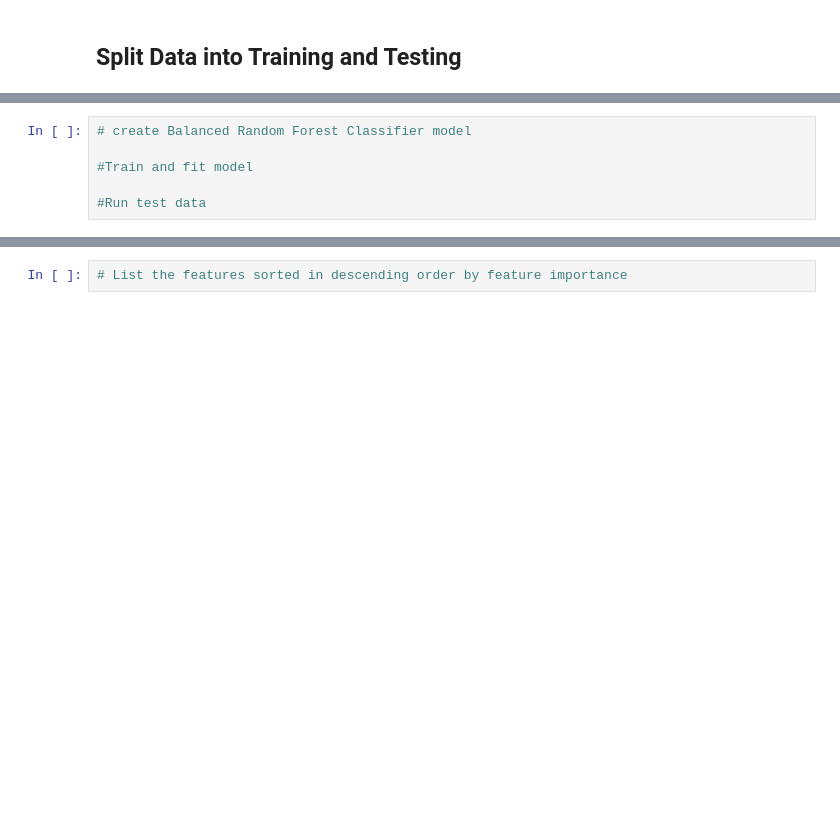
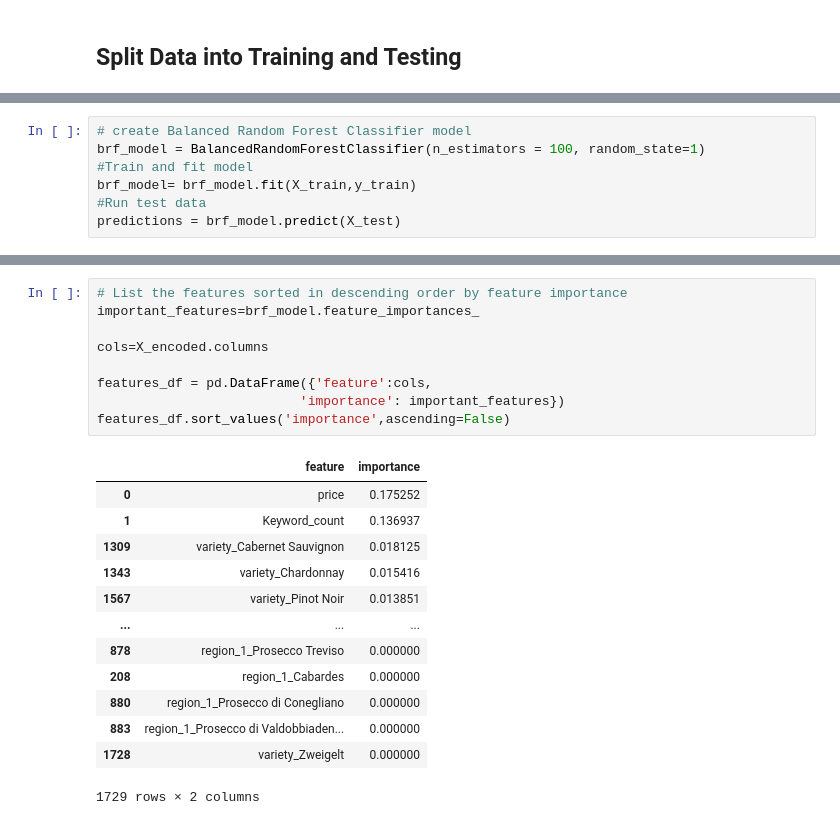
Before and after one commit to nataliepoorcreations/Wine_Reviews_Project, a Jupyter notebook: Machine_learning_model.ipynb, the cells around one changed output, grey strips where cells are left out. Cells and saved outputs as stored; diff of their text form; blank space fills up the shorter version.

```diff
--- a/Machine_learning_model.ipynb
+++ b/Machine_learning_model.ipynb
@@ -255,8 +273,9 @@ Name: points, dtype: int64
 # %%
 # create Balanced Random Forest Classifier model
-
+brf_model = BalancedRandomForestClassifier(n_estimators = 100, random_state=1)
 #Train and fit model
-
+brf_model= brf_model.fit(X_train,y_train)
 #Run test data
+predictions = brf_model.predict(X_test)
 # %%
 # Calculate the balanced accuracy score
@@ -267,2 +329,23 @@ Name: points, dtype: int64
 # %%
 # List the features sorted in descending order by feature importance
+important_features=brf_model.feature_importances_
+
+cols=X_encoded.columns
+
+features_df = pd.DataFrame({'feature':cols,
+                          'importance': important_features})
+features_df.sort_values('importance',ascending=False)
+# %% [output]
+|  | feature | importance |
+| 0 | price | 0.175252 |
+| 1 | Keyword_count | 0.136937 |
+| 1309 | variety_Cabernet Sauvignon | 0.018125 |
+| 1343 | variety_Chardonnay | 0.015416 |
+| 1567 | variety_Pinot Noir | 0.013851 |
+| ... | ... | ... |
+| 878 | region_1_Prosecco Treviso | 0.000000 |
+| 208 | region_1_Cabardes | 0.000000 |
+| 880 | region_1_Prosecco di Conegliano | 0.000000 |
+| 883 | region_1_Prosecco di Valdobbiaden... | 0.000000 |
+| 1728 | variety_Zweigelt | 0.000000 |
+1729 rows × 2 columns
```
Also changed, not shown: parts of 9 cells of this notebook.
